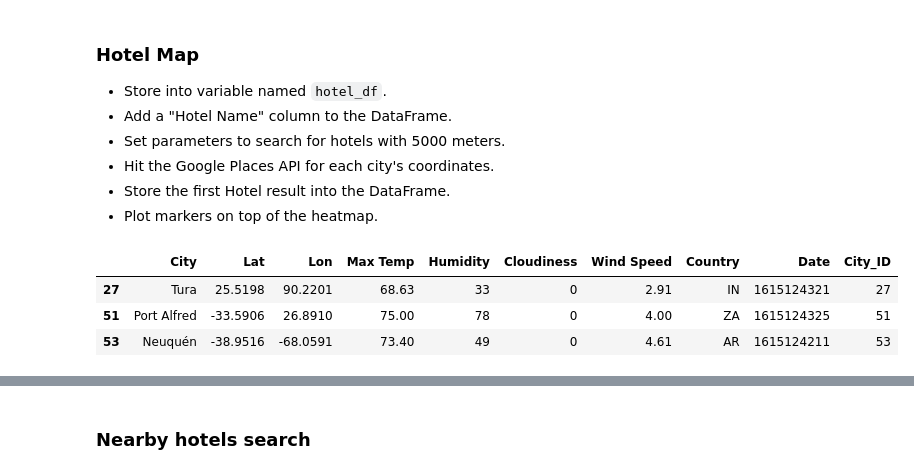
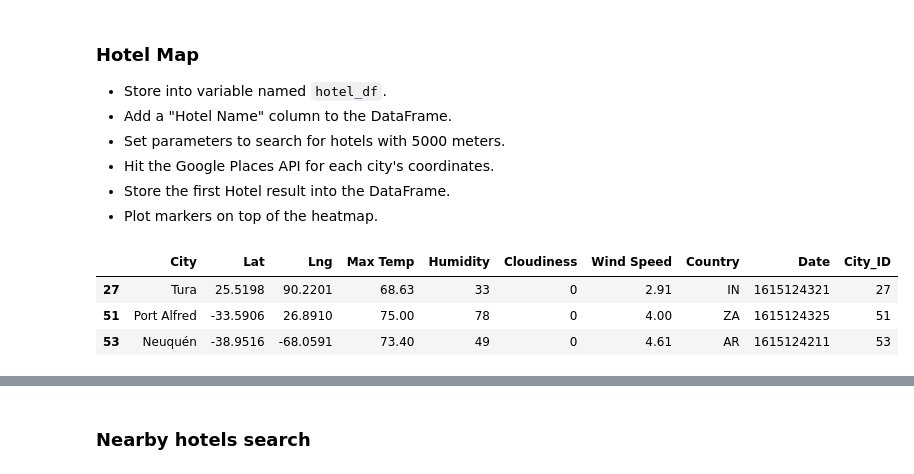
Before and after one commit to rnwokoye/python-api-challenge, a Jupyter notebook: VacationPy/VacationPy.ipynb, the cells around one changed output, grey strips where cells are left out. Drawn from its saved outputs; the diff is of its cells as text; code cells hidden in the pictures.

```diff
--- a/VacationPy/VacationPy.ipynb
+++ b/VacationPy/VacationPy.ipynb
@@ -85,8 +83,8 @@ idealWindspeed = 10
 cloudiness = 0
 # %%
 idealWeatherDF = csvDF.loc[(csvDF['Max Temp'] >= lowerIdealTemp) & \
-                           (csvDF['Max Temp'] < upperIdealTemp) & (csvDF['Wind Speed'] < idealWindspeed) \
-                           & (csvDF['Cloudiness'] == cloudiness)]
+                           (csvDF['Max Temp'] < upperIdealTemp) & (csvDF['Wind Speed'] < idealWindspeed) & \
+                           (csvDF['Cloudiness'] == cloudiness)]
 print(len(idealWeatherDF))
 idealWeatherDF.describe()
 # %% [output]
@@ -123,9 +121,10 @@ idealWeatherDF.head(4)
 # %%
 hotel_df = idealWeatherDF.copy()
 # %%
+hotel_df.rename(columns={'Lon': 'Lng'}, inplace=True)
 hotel_df.head(3)
 # %% [output]
-|  | City | Lat | Lon | Max Temp | Humidity | Cloudiness | Wind Speed | Country | Date | City_ID |
+|  | City | Lat | Lng | Max Temp | Humidity | Cloudiness | Wind Speed | Country | Date | City_ID |
 | 27 | Tura | 25.5198 | 90.2201 | 68.63 | 33 | 0 | 2.91 | IN | 1615124321 | 27 |
 | 51 | Port Alfred | -33.5906 | 26.8910 | 75.00 | 78 | 0 | 4.00 | ZA | 1615124325 | 51 |
 | 53 | Neuquén | -38.9516 | -68.0591 | 73.40 | 49 | 0 | 4.61 | AR | 1615124211 | 53 |
```
Also changed, not shown: parts of 17 cells of this notebook, 1 other file.
